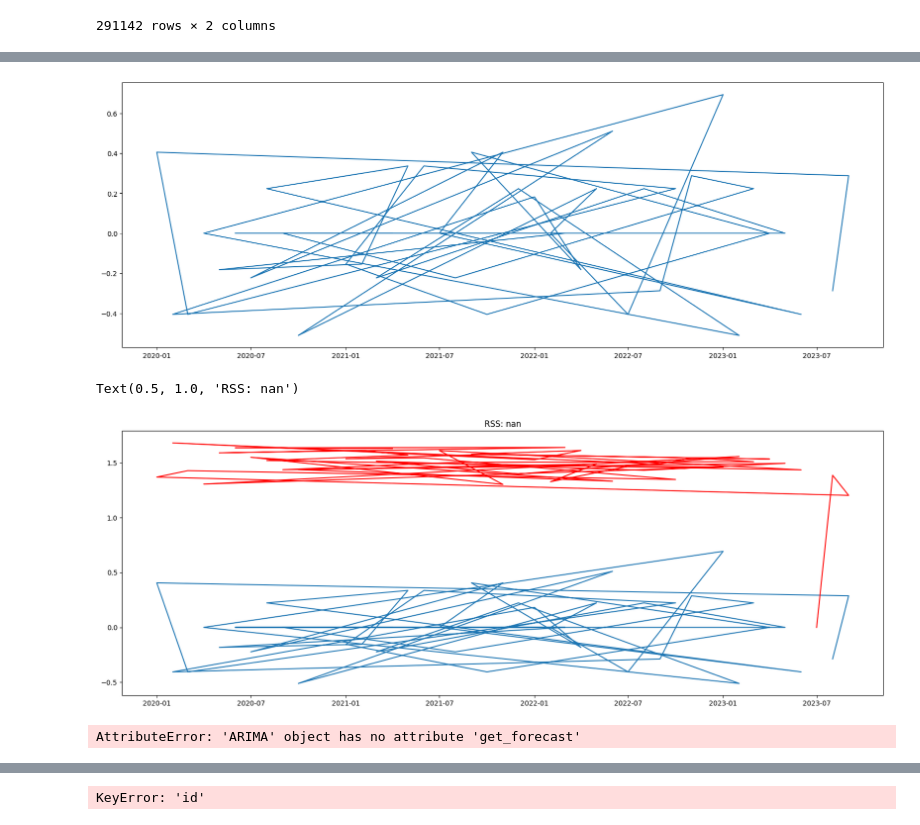
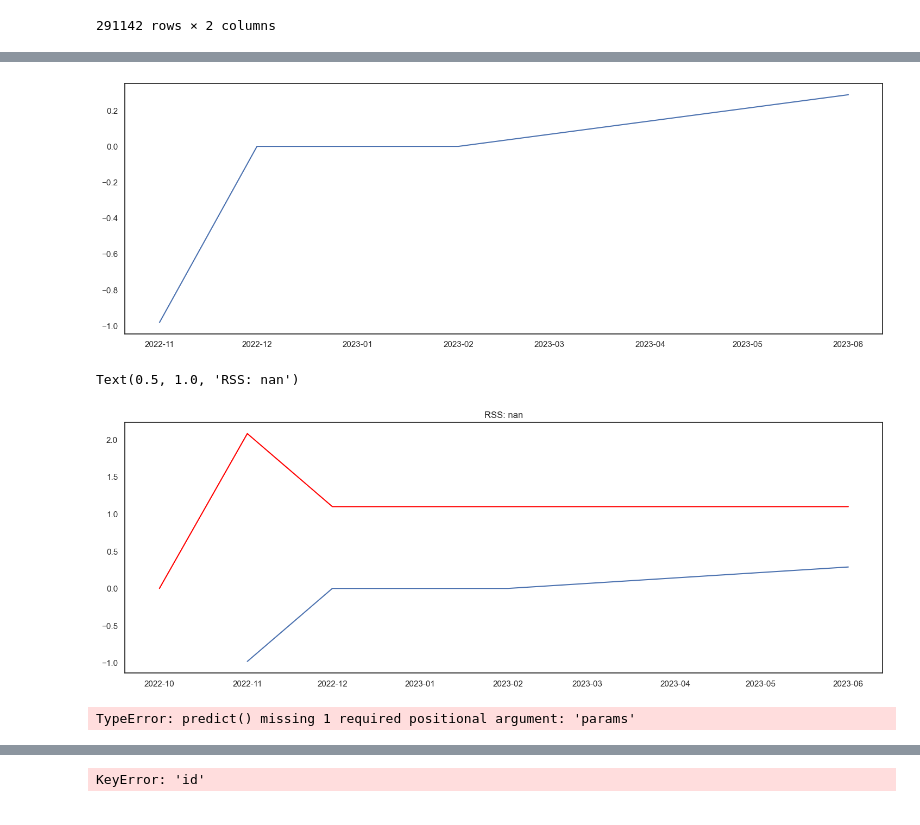
Before and after one commit to seydanurkayir/iyzico-datathon, a Jupyter notebook: iyzico-datathon.ipynb, the cells around one changed output, grey strips where cells are left out. Drawn from its saved outputs; the diff is of its cells as text; code cells hidden in the pictures.

```diff
--- a/iyzico-datathon.ipynb
+++ b/iyzico-datathon.ipynb
@@ -365,9 +345,14 @@ plt.plot(moving_avg, color='red')
 # %%
+data = ts[ts['id'] == '9993']
+merchant_data = data.sort_values(by=['month_id'])
+
+ts_log = np.log(merchant_data['net_payment_count'])
+
 ts_log_diff = ts_log - ts_log.shift()
 plt.plot(ts_log_diff)
 ts_log_diff.dropna(inplace=True)
 # %% [output]
-[figure, old version]
+[figure, new version]
 # %%
 
 model = sm.tsa.arima.ARIMA(ts_log, order=(2, 1, 2))
@@ -377,4 +362,4 @@ plt.plot(results_ARIMA.fittedvalues, color='red')
 plt.title('RSS: %.4f'% sum((results_ARIMA.fittedvalues-ts_log_diff)**2))
 # %% [output]
 Text(0.5, 1.0, 'RSS: nan')
-[figure, old version]
+[figure, new version]
@@ -381,5 +368,5 @@ Text(0.5, 1.0, 'RSS: nan')
 # %%
-y_pred = model.get_forecast(len(ts.index))
+#y_pred = model.get_forecast(len(ts.index))
 y_pred_df = y_pred.conf_int(alpha = 0.05)
 y_pred_df["Predictions"] = model.predict(start = y_pred_df.index[0], end = y_pred_df.index[-1])
 y_pred_df.index = ts.index
@@ -387,4 +374,4 @@ y_pred_out = y_pred_df["Predictions"]
 plt.plot(y_pred_out, color='Yellow', label = 'ARIMA Predictions')
 plt.legend()
 # %% [output]
-AttributeError: 'ARIMA' object has no attribute 'get_forecast'
+TypeError: predict() missing 1 required positional argument: 'params'
```
Also changed, not shown: parts of 6 cells of this notebook.
